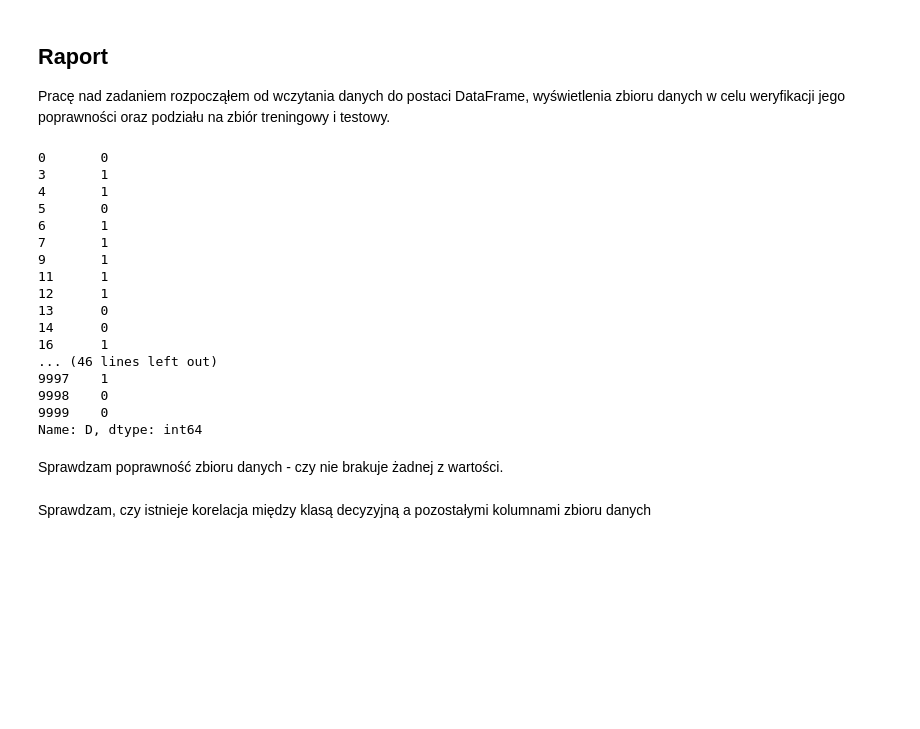
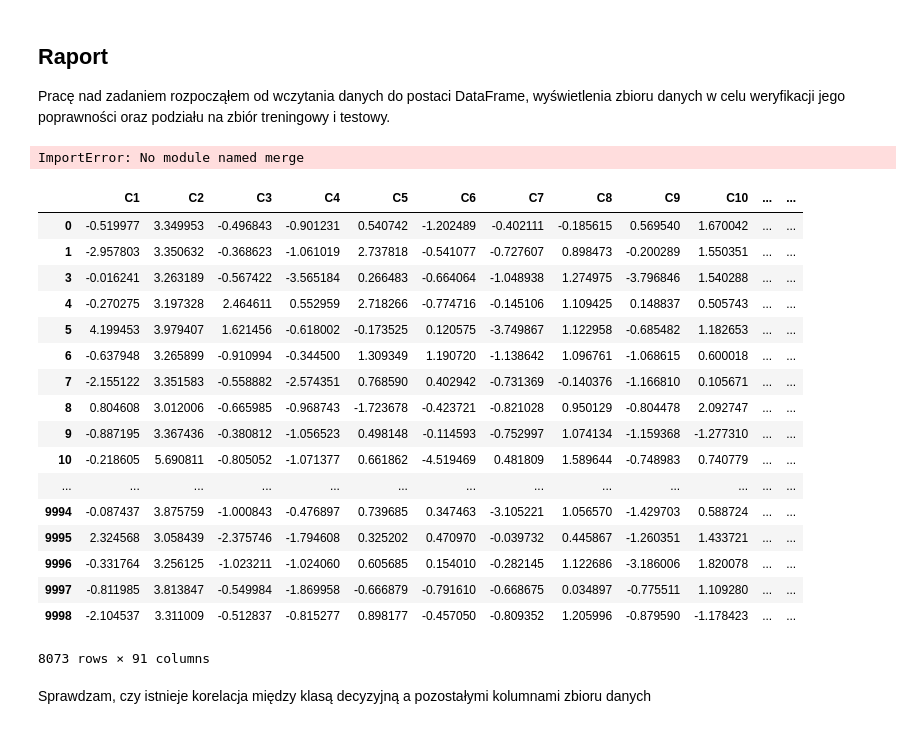
Before and after one commit to bdfhjk/SUS, a Jupyter notebook: zadanie1/zadanie1.ipynb, the cells around one changed output. Cells and saved outputs as stored; diff of their text form; code cells hidden in the pictures; blank space fills up the shorter version.

```diff
--- a/zadanie1/zadanie1.ipynb
+++ b/zadanie1/zadanie1.ipynb
@@ -22,49 +22,59 @@ Raport
 ------
 
 Pracę nad zadaniem rozpocząłem od wczytania danych do postaci DataFrame, wyświetlenia zbioru danych w celu weryfikacji jego poprawności oraz podziału na zbiór treningowy i testowy.
+# %%
+import sys
+import csv
+import numpy as np
+import pandas as pd
+from matplotlib import pyplot as plt
+from sklearn import linear_model, grid_search
+from sklearn.neural_network import MLPClassifier
+from sklearn import tree
+from sklearn.naive_bayes import GaussianNB
+from sklearn.neighbors import KNeighborsClassifier
+
+reload(sys)
+sys.setdefaultencoding("utf-8")
+%matplotlib inline
+# %% [output]
+ImportError: No module named merge
 # %%
-import sys
-reload(sys)
-sys.setdefaultencoding("utf-8")
-
-import csv
-import numpy as np
-import pandas as pd
-from matplotlib import pyplot as plt
-from sklearn import linear_model, grid_search
-
 df = pd.read_csv('dane.csv')
 
 np.random.randn(42)
 msk = np.random.rand(len(df)) < 0.8
 
 train_df = df[msk]
 test_df  = df[~msk]
 
+original_features = range(1,10)
+
 train_X = train_df[['C1', 'C2', 'C3', 'C4', 'C5', 'C6', 'C7', 'C8', 'C9', 'C10']]
 test_X = test_df[['C1', 'C2', 'C3', 'C4', 'C5', 'C6', 'C7', 'C8', 'C9', 'C10']]
 
 train_Y = train_df['D']
 test_Y = test_df['D']
+train_X2 = pd.DataFrame()
+from itertools import product
+for (f1, f2) in product(original_features, original_features):
+    train_X['C%s_%s' % (f1, f2)] = train_X['C%s' % f1] * train_X['C%s' % f2]
+# %% [output]
+|  | C1 | C2 | C3 | C4 | C5 | C6 | C7 | C8 | C9 | C10 | ... | ... |
+| 0 | -0.519977 | 3.349953 | -0.496843 | -0.901231 | 0.540742 | -1.202489 | -0.402111 | -0.185615 | 0.569540 | 1.670042 | ... | ... |
+| 1 | -2.957803 | 3.350632 | -0.368623 | -1.061019 | 2.737818 | -0.541077 | -0.727607 | 0.898473 | -0.200289 | 1.550351 | ... | ... |
+| 3 | -0.016241 | 3.263189 | -0.567422 | -3.565184 | 0.266483 | -0.664064 | -1.048938 | 1.274975 | -3.796846 | 1.540288 | ... | ... |
+| 4 | -0.270275 | 3.197328 | 2.464611 | 0.552959 | 2.718266 | -0.774716 | -0.145106 | 1.109425 | 0.148837 | 0.505743 | ... | ... |
+| 5 | 4.199453 | 3.979407 | 1.621456 | -0.618002 | -0.173525 | 0.120575 | -3.749867 | 1.122958 | -0.685482 | 1.182653 | ... | ... |
+| 6 | -0.637948 | 3.265899 | -0.910994 | -0.344500 | 1.309349 | 1.190720 | -1.138642 | 1.096761 | -1.068615 | 0.600018 | ... | ... |
+| 7 | -2.155122 | 3.351583 | -0.558882 | -2.574351 | 0.768590 | 0.402942 | -0.731369 | -0.140376 | -1.166810 | 0.105671 | ... | ... |
+| 8 | 0.804608 | 3.012006 | -0.665985 | -0.968743 | -1.723678 | -0.423721 | -0.821028 | 0.950129 | -0.804478 | 2.092747 | ... | ... |
+| 9 | -0.887195 | 3.367436 | -0.380812 | -1.056523 | 0.498148 | -0.114593 | -0.752997 | 1.074134 | -1.159368 | -1.277310 | ... | ... |
+| 10 | -0.218605 | 5.690811 | -0.805052 | -1.071377 | 0.661862 | -4.519469 | 0.481809 | 1.589644 | -0.748983 | 0.740779 | ... | ... |
+| ... | ... | ... | ... | ... | ... | ... | ... | ... | ... | ... | ... | ... |
+| 9994 | -0.087437 | 3.875759 | -1.000843 | -0.476897 | 0.739685 | 0.347463 | -3.105221 | 1.056570 | -1.429703 | 0.588724 | ... | ... |
+| 9995 | 2.324568 | 3.058439 | -2.375746 | -1.794608 | 0.325202 | 0.470970 | -0.039732 | 0.445867 | -1.260351 | 1.433721 | ... | ... |
+| 9996 | -0.331764 | 3.256125 | -1.023211 | -1.024060 | 0.605685 | 0.154010 | -0.282145 | 1.122686 | -3.186006 | 1.820078 | ... | ... |
+| 9997 | -0.811985 | 3.813847 | -0.549984 | -1.869958 | -0.666879 | -0.791610 | -0.668675 | 0.034897 | -0.775511 | 1.109280 | ... | ... |
+| 9998 | -2.104537 | 3.311009 | -0.512837 | -0.815277 | 0.898177 | -0.457050 | -0.809352 | 1.205996 | -0.879590 | -1.178423 | ... | ... |
+8073 rows × 91 columns
-# %%
-train_Y
-# %% [output]
-0       0
-3       1
-4       1
-5       0
-6       1
-7       1
-9       1
-11      1
-12      1
-13      0
-14      0
-16      1
-... (46 lines left out)
-9997    1
-9998    0
-9999    0
-Name: D, dtype: int64
-# %% [markdown]
-Sprawdzam poprawność zbioru danych - czy nie brakuje żadnej z wartości.
```
Also changed, not shown: parts of 14 cells of this notebook.
